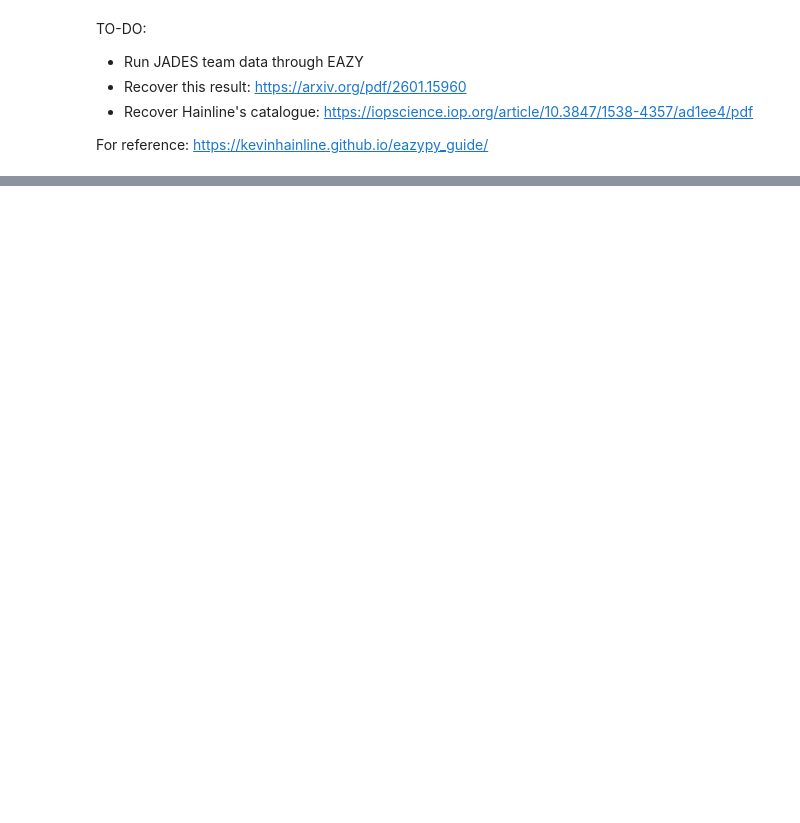
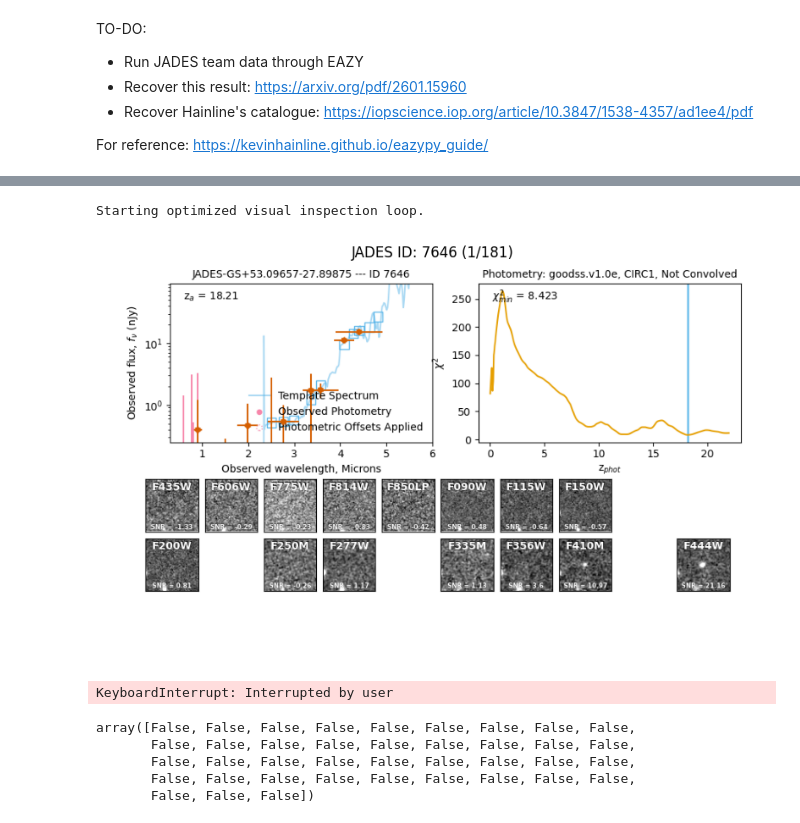
Before and after one commit to sfremy/my-eazy-jwst, a Jupyter notebook: scripts/eazy_processing.ipynb, the cells around one changed output, grey strips where cells are left out. Cells and saved outputs as stored; diff of their text form; code cells hidden in the pictures; blank space fills up the shorter version.

```diff
--- a/scripts/eazy_processing.ipynb
+++ b/scripts/eazy_processing.ipynb
@@ -2189,0 +2252,74 @@ ez.fit_catalog(n_proc=1)
+# %%
+import io
+import requests
+import matplotlib.pyplot as plt
+from PIL import Image
+
+def inspect_jades_self_cleaning(jades_ids):
+    """
+    Displays one SED image at a time, immediately clearing it from memory
+    after classification to prevent system lag.
+    """
+    base_url = "https://jades.idies.jhu.edu/goods-s/goodss_eazy_seds_v10e1/{}_EAZY_SED.png"
+    results = {}
+
+    # Enable interactive mode so plots update smoothly
+    plt.ion()
+
+    print("Starting optimized visual inspection loop.\n")
+
+    for i, obj_id in enumerate(jades_ids):
+        url = base_url.format(obj_id)
+
+        try:
+            response = requests.get(url, timeout=10)
+            if response.status_code != 200:
+                continue
+
+            img = Image.open(io.BytesIO(response.content))
+
+            # Create a single figure frame
+            fig, ax = plt.subplots(figsize=(10, 8), dpi=100)
+            ax.imshow(img)
+            ax.axis('off')
+            plt.title(f"JADES ID: {obj_id} ({i+1}/{len(jades_ids)})", fontsize=12)
+
+            # Draw the plot onto the screen without locking the terminal execution
+            plt.draw()
+            plt.pause(0.1)
+
+            # Prompt for input while the image is open on screen
+            flag = input(f"[{i+1}/{len(jades_ids)}] ID {obj_id} (g=galaxy / a=artifact / s=skip): ").strip().lower()
+
+            # Log classification
+            if flag in ['g', 'a']:
+                results[obj_id] = 'galaxy' if flag == 'g' else 'artifact'
+            else:
+                results[obj_id] = 'skipped'
+
+            # THE FIX: Explicitly drop the figure canvas entirely from memory before moving on
+            plt.close(fig)
+
+        except Exception as e:
+            print(f"Error loading ID {obj_id}: {e}")
+            plt.close('all')
+
+    # Turn interactive mode back off
+    plt.ioff()
+    return results
+
+visual_inspection_results = inspect_jades_self_cleaning(non_hainline)
+# %% [output]
+Starting optimized visual inspection loop.
+[figure, added]
+KeyboardInterrupt: Interrupted by user
+# %%
+highz = master_table_s[master_table_s['z_spec'] > 8]
+
+np.abs(highz['z_a']-highz['z_spec']) > 0.5
+# %% [output]
+array([False, False, False, False, False, False, False, False, False,
+       False, False, False, False, False, False, False, False, False,
+       False, False, False, False, False, False, False, False, False,
+       False, False, False, False, False, False, False, False, False,
+       False, False, False])
```
Also changed, not shown: parts of 52 cells of this notebook, 58 other files.
